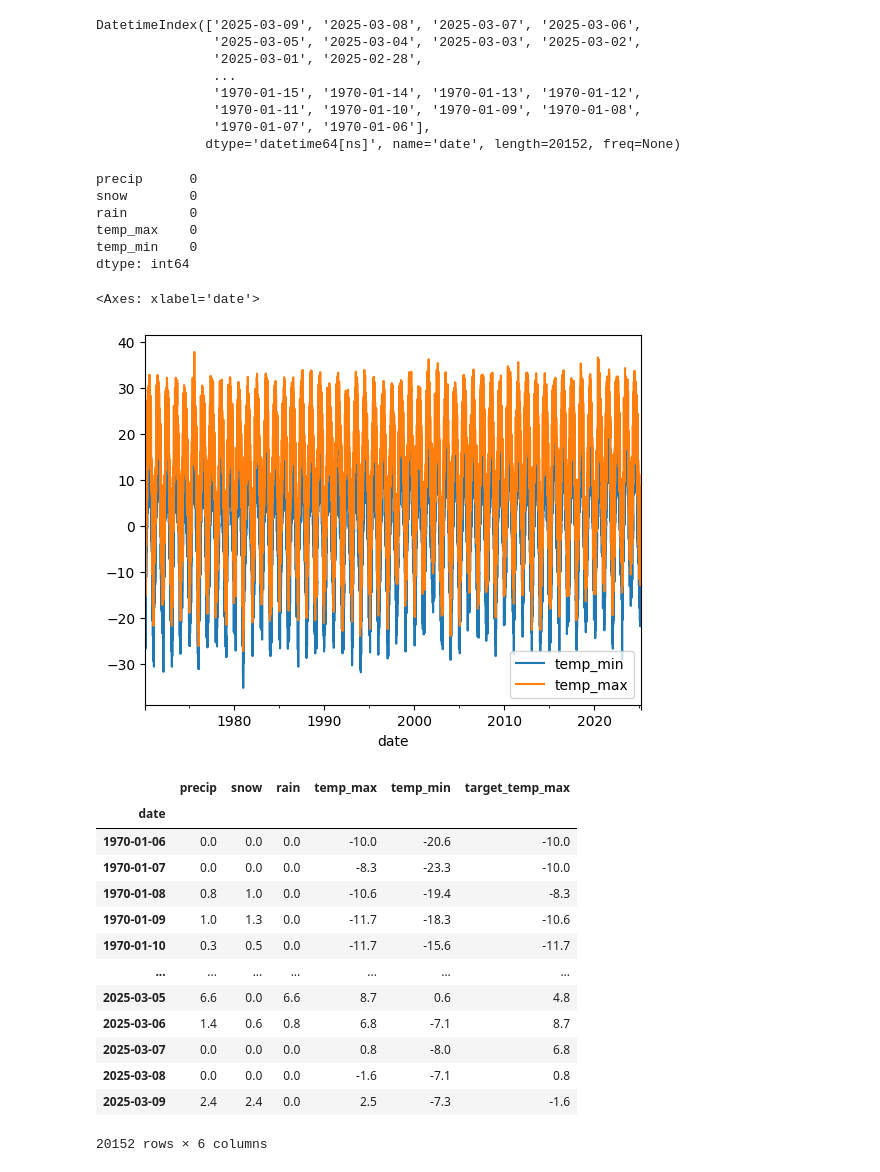
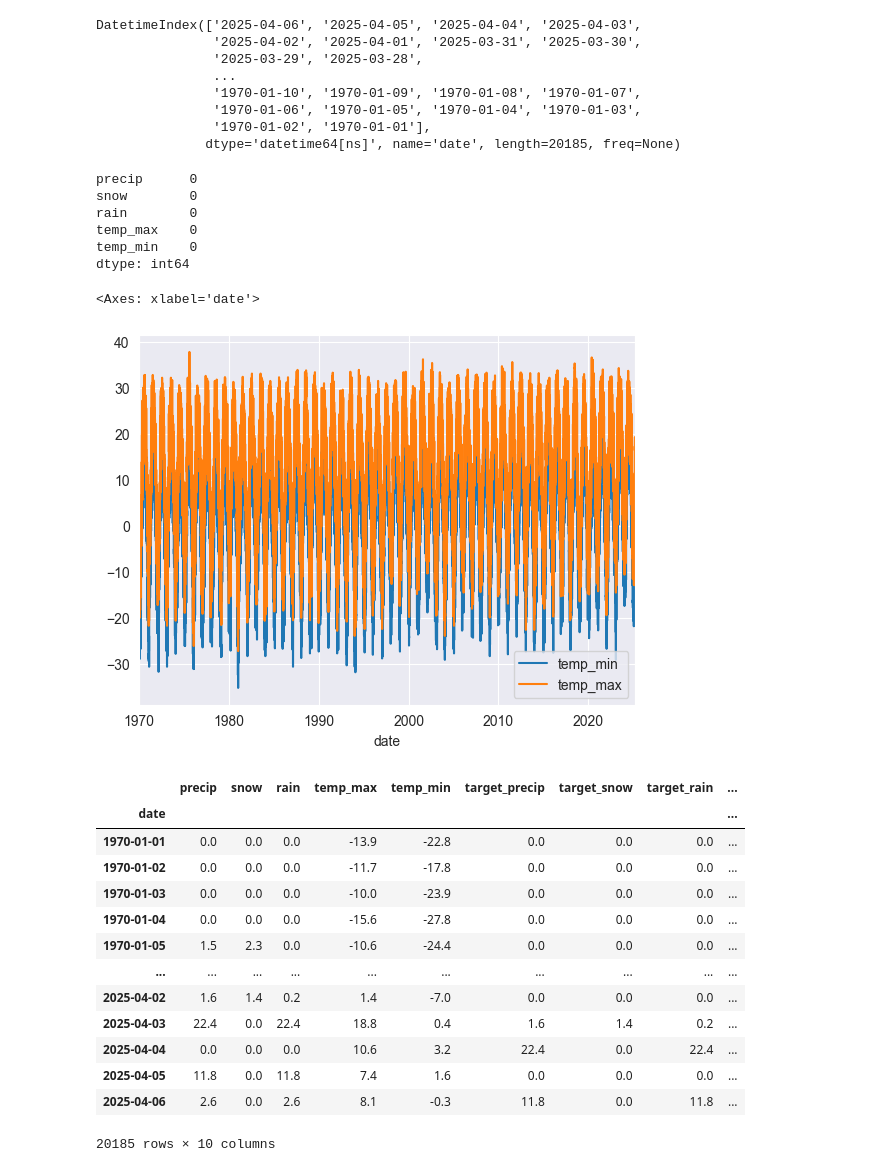
Before and after one commit to MohamedAmineAllet/KAFFKA-ON-THE-MOON, a Jupyter notebook: MachinesIntelligentes/Version3PredicteurMeteo.ipynb, the cells around one changed output. Drawn from its saved outputs; the diff is of its cells as text; code cells hidden in the pictures.

```diff
--- a/MachinesIntelligentes/Version3PredicteurMeteo.ipynb
+++ b/MachinesIntelligentes/Version3PredicteurMeteo.ipynb
@@ -4,7 +4,7 @@ import matplotlib.pyplot as plt
 from sklearn.linear_model import Ridge
 import numpy as np
 # %%
-baseDeDonnees = pd.read_csv("Donnés\weatherstats_montreal_daily (3).csv", index_col = "date")
+baseDeDonnees = pd.read_csv("Donnés\BaseDeDonneesPlusComplete1970-2025.csv", index_col = "date")
 baseDeDonnees
 # %% [output]
 |  | max_temperature | avg_hourly_temperature | avg_temperature | min_temperature | max_humidex | min_windchill | ... |
@@ -90,14 +90,14 @@ baseDeDonneesNettoyee
 baseDeDonneesNettoyee.index = pd.to_datetime(baseDeDonneesNettoyee.index)
 baseDeDonneesNettoyee.index
 # %% [output]
-DatetimeIndex(['2025-03-09', '2025-03-08', '2025-03-07', '2025-03-06',
-               '2025-03-05', '2025-03-04', '2025-03-03', '2025-03-02',
-               '2025-03-01', '2025-02-28',
+DatetimeIndex(['2025-04-06', '2025-04-05', '2025-04-04', '2025-04-03',
+               '2025-04-02', '2025-04-01', '2025-03-31', '2025-03-30',
+               '2025-03-29', '2025-03-28',
                ...
-               '1970-01-15', '1970-01-14', '1970-01-13', '1970-01-12',
-               '1970-01-11', '1970-01-10', '1970-01-09', '1970-01-08',
-               '1970-01-07', '1970-01-06'],
-              dtype='datetime64[ns]', name='date', length=20152, freq=None)
+               '1970-01-10', '1970-01-09', '1970-01-08', '1970-01-07',
+               '1970-01-06', '1970-01-05', '1970-01-04', '1970-01-03',
+               '1970-01-02', '1970-01-01'],
+              dtype='datetime64[ns]', name='date', length=20185, freq=None)
 # %%
 #Verification probleme data
 baseDeDonneesNettoyee.apply(lambda x: (x==9999).sum())
@@ -113,36 +113,40 @@ dtype: int64
 baseDeDonneesNettoyee[["temp_min","temp_max"]].plot()
 # %% [output]
 <Axes: xlabel='date'>
-[figure, old version]
+[figure, new version]
 # %%
 #Choisir ce que je veux predire.
-baseDeDonneesNettoyee["target_temp_max"] = baseDeDonneesNettoyee.shift(-1)["temp_max"]
+colonnes_a_predire = ["precip","snow","rain","temp_max","temp_min"]  # Tu peux en ajouter plus ici si tu veux
+for col in colonnes_a_predire:
+    baseDeDonneesNettoyee[f"target_{col}"] = baseDeDonneesNettoyee.shift(-1)[col]
+
 baseDeDonneesNettoyee = baseDeDonneesNettoyee.ffill()
 #Permet de mettre les dates en ordres.
 baseDeDonneesNettoyee = baseDeDonneesNettoyee[::-1]
 #Creation de mon model de Ml
 reg = Ridge(alpha = .1)
 predicteur = ["precip","snow","rain","temp_max","temp_min"]
 train = baseDeDonneesNettoyee.loc[:"2023-12-31"]
 test = baseDeDonneesNettoyee.loc["2024-01-01":]
 reg.fit(train[predicteur],train["target_temp_max"])
+reg.fit(train[predicteur],train["target_temp_min"])
 predictions = reg.predict(test[predicteur])
 baseDeDonneesNettoyee
 # %% [output]
-|  | precip | snow | rain | temp_max | temp_min | target_temp_max |
-| date |  |  |  |  |  |  |
-| 1970-01-06 | 0.0 | 0.0 | 0.0 | -10.0 | -20.6 | -10.0 |
-| 1970-01-07 | 0.0 | 0.0 | 0.0 | -8.3 | -23.3 | -10.0 |
-| 1970-01-08 | 0.8 | 1.0 | 0.0 | -10.6 | -19.4 | -8.3 |
-| 1970-01-09 | 1.0 | 1.3 | 0.0 | -11.7 | -18.3 | -10.6 |
-| 1970-01-10 | 0.3 | 0.5 | 0.0 | -11.7 | -15.6 | -11.7 |
-| ... | ... | ... | ... | ... | ... | ... |
-| 2025-03-05 | 6.6 | 0.0 | 6.6 | 8.7 | 0.6 | 4.8 |
-| 2025-03-06 | 1.4 | 0.6 | 0.8 | 6.8 | -7.1 | 8.7 |
-| 2025-03-07 | 0.0 | 0.0 | 0.0 | 0.8 | -8.0 | 6.8 |
-| 2025-03-08 | 0.0 | 0.0 | 0.0 | -1.6 | -7.1 | 0.8 |
-| 2025-03-09 | 2.4 | 2.4 | 0.0 | 2.5 | -7.3 | -1.6 |
+|  | precip | snow | rain | temp_max | temp_min | target_precip | target_snow | target_rain | ... |
+| date |  |  |  |  |  |  |  |  | ... |
+| 1970-01-01 | 0.0 | 0.0 | 0.0 | -13.9 | -22.8 | 0.0 | 0.0 | 0.0 | ... |
+| 1970-01-02 | 0.0 | 0.0 | 0.0 | -11.7 | -17.8 | 0.0 | 0.0 | 0.0 | ... |
+| 1970-01-03 | 0.0 | 0.0 | 0.0 | -10.0 | -23.9 | 0.0 | 0.0 | 0.0 | ... |
+| 1970-01-04 | 0.0 | 0.0 | 0.0 | -15.6 | -27.8 | 0.0 | 0.0 | 0.0 | ... |
+| 1970-01-05 | 1.5 | 2.3 | 0.0 | -10.6 | -24.4 | 0.0 | 0.0 | 0.0 | ... |
+| ... | ... | ... | ... | ... | ... | ... | ... | ... | ... |
+| 2025-04-02 | 1.6 | 1.4 | 0.2 | 1.4 | -7.0 | 0.0 | 0.0 | 0.0 | ... |
+| 2025-04-03 | 22.4 | 0.0 | 22.4 | 18.8 | 0.4 | 1.6 | 1.4 | 0.2 | ... |
+| 2025-04-04 | 0.0 | 0.0 | 0.0 | 10.6 | 3.2 | 22.4 | 0.0 | 22.4 | ... |
+| 2025-04-05 | 11.8 | 0.0 | 11.8 | 7.4 | 1.6 | 0.0 | 0.0 | 0.0 | ... |
+| 2025-04-06 | 2.6 | 0.0 | 2.6 | 8.1 | -0.3 | 11.8 | 0.0 | 11.8 | ... |
-20152 rows × 6 columns
+20185 rows × 10 columns
 # %%
 baseDeDonneesNettoyee.index.year.value_counts().sort_index()
 baseDeDonneesNettoyee["precip"].plot()
```
Also changed, not shown: parts of 18 cells of this notebook, 4 other files.
